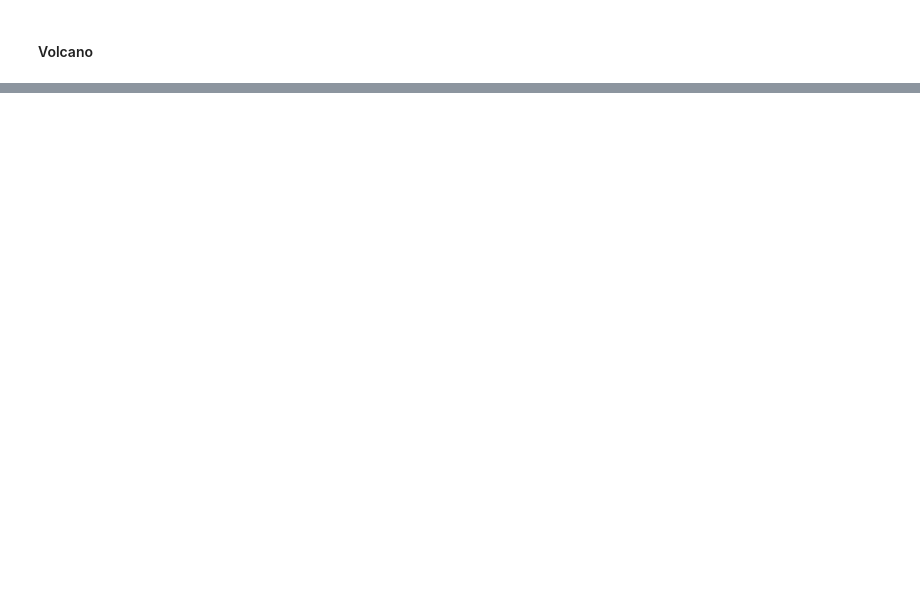
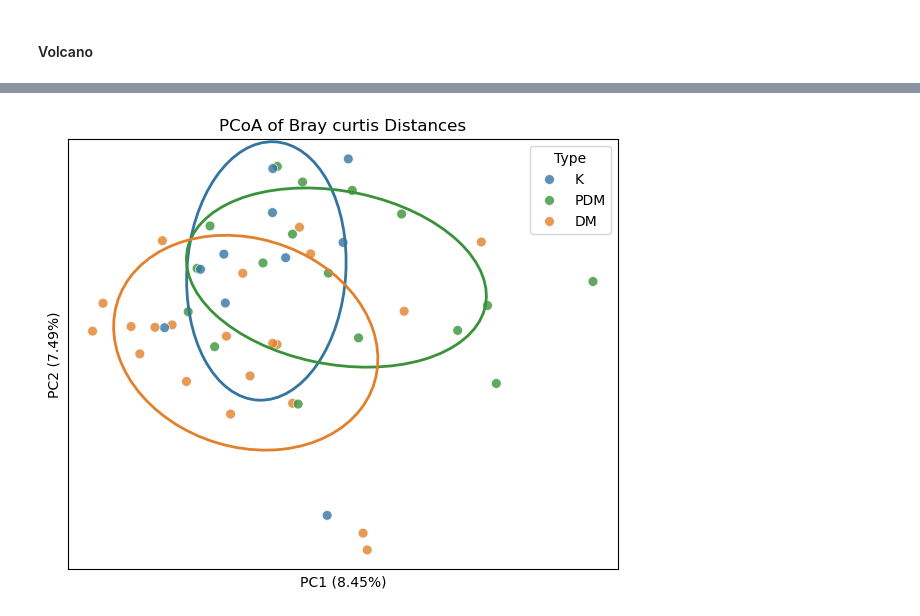
Before and after one commit to ErikaKvalem/Effenberger-Diabetes, a Jupyter notebook: 02-scripts/parse.ipynb, the cells around one changed output, grey strips where cells are left out. Cells and saved outputs as stored; diff of their text form; code cells hidden in the pictures; blank space fills up the shorter version.

```diff
--- a/02-scripts/parse.ipynb
+++ b/02-scripts/parse.ipynb
@@ -495,0 +931,10 @@ plt.show()
+# %%
+pcoa_df["id"] = pcoa_df.index
+# %%
+pcoa_df = pcoa_df.merge(
+    metadata[["id", "Type", "sample_information"]], on="id", how="left"
+)
+# %%
+# Reset index to join with metadata
+pcoa_df = pcoa_df.reset_index().rename(columns={"index": "id"})
+pcoa_df = pcoa_df.merge(metadata[["id", "Type"]], on="id", how="left")
@@ -495,0 +943,4 @@ plt.show()
+# %%
+pcoa_df["Type"] = pcoa_df["Type"].replace(
+    {"Kontrolle": "K", "Diabetes mellitus Typ1": "DM", "pankreopriver Diabetes": "PDM"}
+)
@@ -495,0 +949,65 @@ plt.show()
+# %%
+import matplotlib.pyplot as plt
+import numpy as np
+import seaborn as sns
+from matplotlib.patches import Ellipse
+
+custom_palette = {"K": "#3374A1", "DM": "#E1812C", "PDM": "#3A923A"}
+
+
+def confidence_ellipse(x, y, ax, n_std=2.0, facecolor="none", **kwargs):
+    """
+    Create a plot of the covariance confidence ellipse of *x* and *y*.
+    """
+    if x.size != y.size:
+        raise ValueError("x and y must be the same size")
+
+    cov = np.cov(x, y)
+    mean_x = np.mean(x)
+    mean_y = np.mean(y)
+
+    # Eigenvalues and eigenvectors for ellipse orientation
+    vals, vecs = np.linalg.eigh(cov)
+    order = vals.argsort()[::-1]
+    vals, vecs = vals[order], vecs[:, order]
+
+    # Ellipse angle and width/height
+    theta = np.degrees(np.arctan2(*vecs[:, 0][::-1]))
+    width, height = 2 * n_std * np.sqrt(vals)
+
+    ellipse = Ellipse(
+        (mean_x, mean_y), width, height, angle=theta, facecolor=facecolor, **kwargs
+    )
+    ax.add_patch(ellipse)
+
+
+# Plot PCoA scatter plot
+plt.figure(figsize=(6, 5))
+ax = sns.scatterplot(
+    data=pcoa_df, x="PC1", y="PC2", hue="Type", palette=custom_palette, s=50, alpha=0.8
+)
+
+# Add confidence ellipses for each group
+for group in pcoa_df["Type"].unique():
+    subset = pcoa_df[pcoa_df["Type"] == group]
+    confidence_ellipse(
+        subset["PC1"].values,
+        subset["PC2"].values,
+        ax,
+        n_std=1.28,
+        edgecolor=custom_palette[group],
+        linewidth=2,
+    )
+
+plt.xticks([])
+plt.yticks([])
+# Add labels
+ax.set_xlabel(f"PC1 ({pcoa_results.proportion_explained[0]*100:.2f}%)")
+ax.set_ylabel(f"PC2 ({pcoa_results.proportion_explained[1]*100:.2f}%)")
+ax.set_title("PCoA of Bray curtis Distances")
+#plt.savefig("./figures/v02/bray_curtis_pcoa.svg")
+
+plt.tight_layout()
+plt.show()
+# %% [output]
+[figure, added]
```
Also changed, not shown: parts of 83 cells of this notebook, 1 other file.
